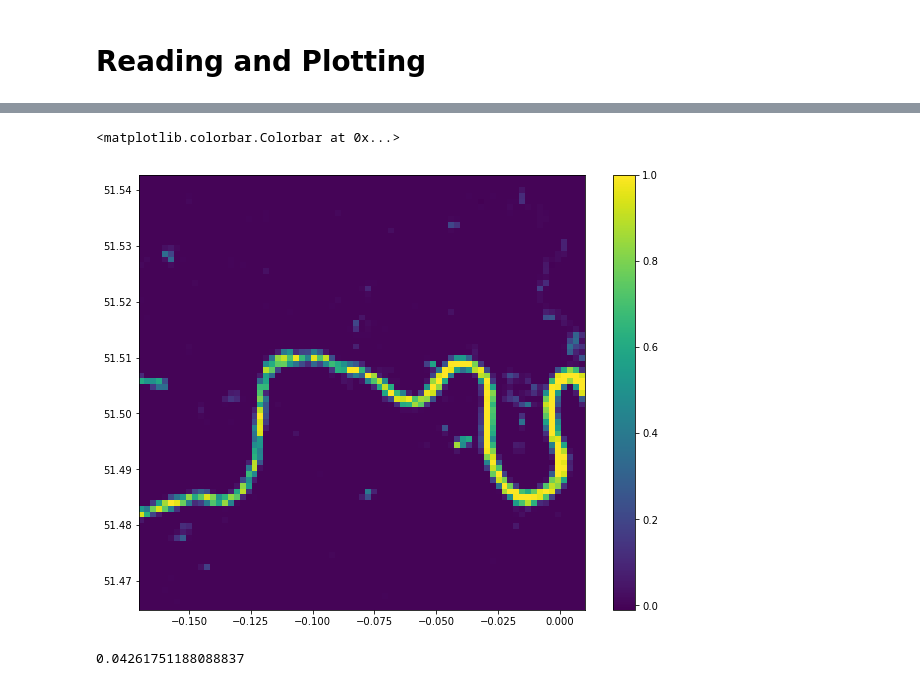
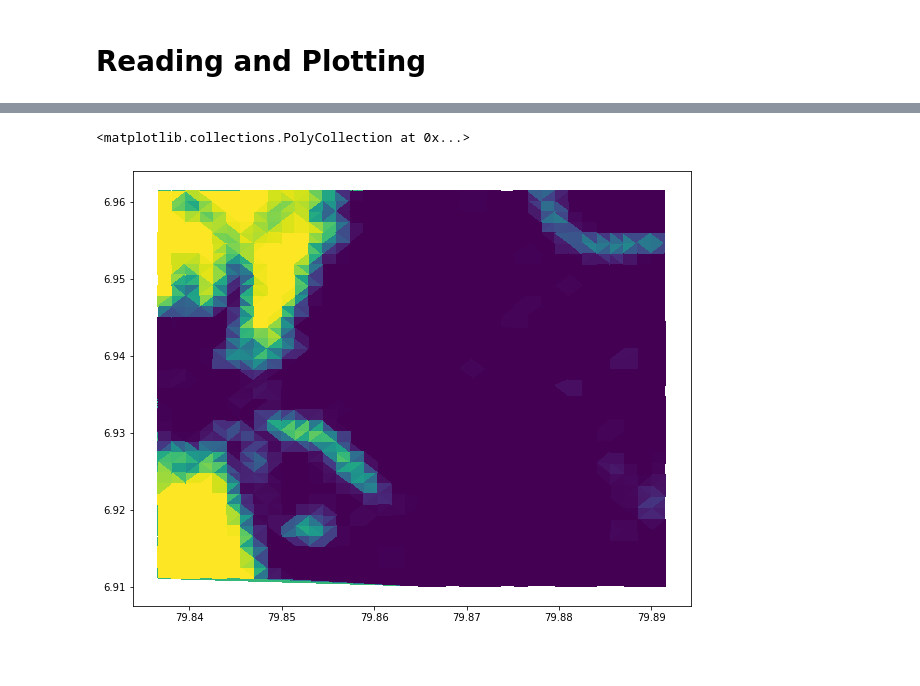
Before and after one commit to hamidrezaomidvar/LINDER, a Jupyter notebook: cal_fraction.ipynb, the cells around one changed output, grey strips where cells are left out. Cells and saved outputs as stored; diff of their text form; code cells hidden in the pictures; blank space fills up the shorter version.

```diff
--- a/cal_fraction.ipynb
+++ b/cal_fraction.ipynb
@@ -238,19 +256,14 @@ from mpl_toolkits.axes_grid1 import make_axes_locatable
 import matplotlib.colors as colors
 # %%
 counter=0
-path_out='London'
-for i in range(0,16):
+path_out='Colombo'
+file_numbers=[24,24,7,14]
+for i,j in zip(range(0,4),file_numbers):
     counter+=1
     if counter==1:
-        df=pd.read_csv(path_out+'/fraction'+str(i)+'.csv',index_col=0)
+        df=pd.read_csv(path_out+'/fraction_'+str(i)+'-'+str(j)+'.csv',index_col=0)
     else:
-        df1=pd.read_csv(path_out+'/fraction'+str(i)+'.csv',index_col=0)
+        df1=pd.read_csv(path_out+'/fraction_'+str(i)+'-'+str(j)+'.csv',index_col=0)
         df=pd.concat([df,df1])
-df.lon=df.lon.round(5)
-df.lat=df.lat.round(5)
 X,Y=np.meshgrid(np.sort(df.lon.unique()),np.sort(df.lat.unique()))
 Z=X*0
-# %%
-for i in range(X.shape[0]):
-    for j in range(X.shape[1]):
-        Z[i,j]=df[(df.lat==Y[i,j])&(df.lon==X[i,j])]['2.0']
@@ -257,11 +279,22 @@ for i in range(X.shape[0]):
+# %%
+def toapp(row,to_inspect):
+    ct=0
+    if row[to_inspect]<0:
+        all_cat=['road','green','water','other','building']
+        for i in [x for x in all_cat if x!=to_inspect]:
+            if row[i]!=0:
+                ct+=1
+        for i in [x for x in all_cat if x!=to_inspect]:
+            if row[i]!=0:
+                row[i]=row[i]-row[to_inspect]/ct
+        row[to_inspect]=0
+
+    return row
+for i in ['road','green','water','other','building']:
+    df=df.apply(lambda x:toapp(x,i),axis=1)
 # %%
 plt.subplots(1,figsize=(10,8))
-plt.pcolor(X,Y,Z)
-plt.colorbar()
+plt.tripcolor(df.lon,df.lat,df.water)
 # %% [output]
-<matplotlib.colorbar.Colorbar at 0x...>
+<matplotlib.collections.PolyCollection at 0x...>
-[figure, old version]
+[figure, new version]
-# %%
-np.mean(Z)
-# %% [output]
-0.04261751188088837
```
Also changed, not shown: parts of 10 cells of this notebook, 1 other file.
